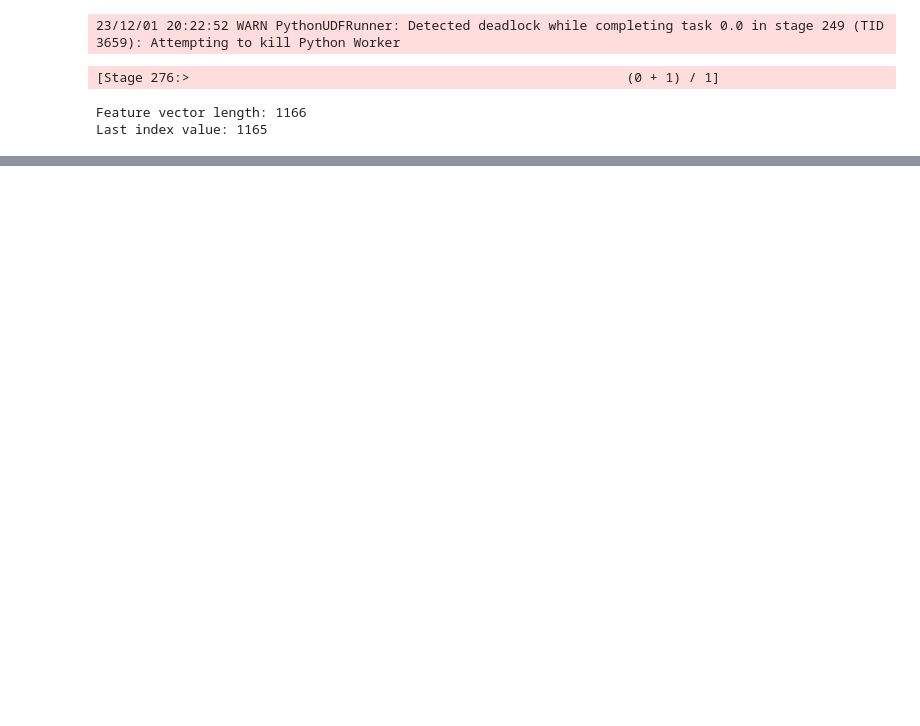
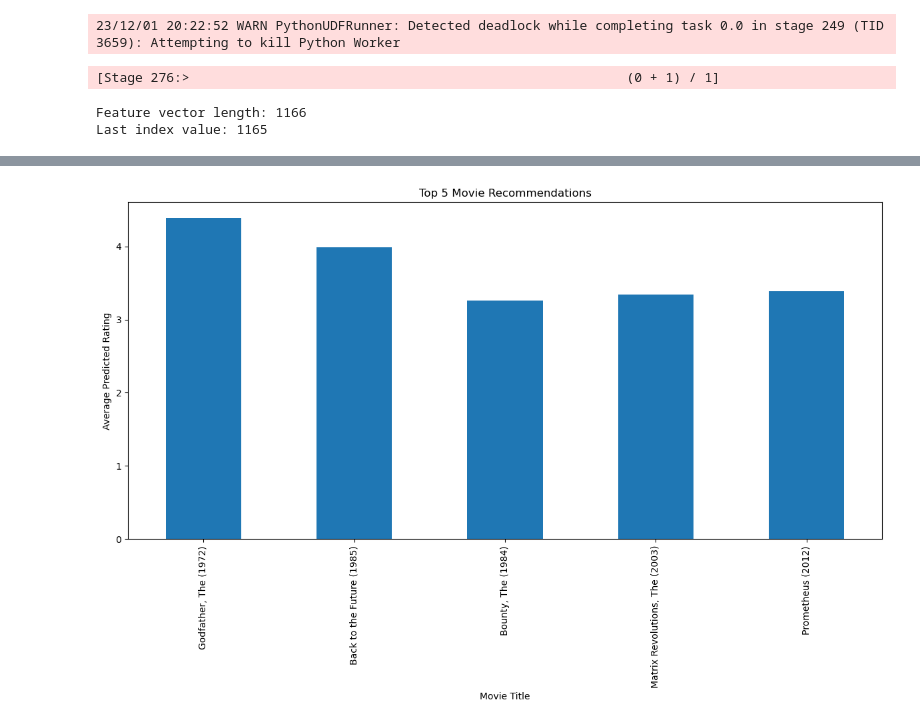
Before and after one commit to Data-Insignt/CineSpark-Insights, a Jupyter notebook: test_zsr.ipynb, the cells around one changed output, grey strips where cells are left out. Drawn from its saved outputs; the diff is of its cells as text; code cells hidden in the pictures; blank space fills up the shorter version.

```diff
--- a/test_zsr.ipynb
+++ b/test_zsr.ipynb
@@ -489,7 +484,7 @@ extract_feature_info(data_ready.head().features)
 Feature vector length: 1166
 Last index value: 1165
 # %%
-def train_evaluate_visualize(data_ready):
+def rf_train_evaluate(data_ready):
     """
     Train, evaluate, and visualize movie recommendations using a Random Forest model.
 
@@ -506,9 +501,7 @@ def train_evaluate_visualize(data_ready):
         labelCol="rating",
         numTrees=5,            # 减少树的数量以加快训练
         maxDepth=5,             # 降低树的最大深度
-        maxBins=1128,
-        featureSubsetStrategy="auto",  # 自动选择特征子集
-        subsamplingRate=0.7,    # 在每棵树的训练中使用70%的数据
+        maxBins=32,
         minInstancesPerNode=1  # 每个节点的最小实例数
     )
     model = rf.fit(training_features)
@@ -524,14 +517,8 @@ def train_evaluate_visualize(data_ready):
     print(f"Root Mean Square Error (RMSE): {rmse}")
     print(f"Mean Absolute Error (MAE): {mae}")
 
-    # Get top5 movie recommendations
-    top_predictions = predictions_df.orderBy('prediction', ascending=False).limit(5)
+    return predictions_df
 
-    # Join with the movies dataframe to get movie titles
-    movies_df = spark.read.csv("dataset/movies.csv", header=True, inferSchema=True)  # Load movies data
-    top_movies_with_titles = top_predictions.join(movies_df, 'movieId').select('title', 'prediction')
-    print(top_movies_with_titles)
-
-
-train_evaluate_visualize(data_ready)
+predictions_df = rf_train_evaluate(data_ready)
+predictions_df.show()
 # %% [output]
@@ -545,0 +545,24 @@ DataFrame[title: string, prediction: double]
+# %%
+def rf_recommend_visualization(predictions_df):
+    top_predictions = predictions_df.groupBy('movieId').agg({'prediction': 'avg'}).withColumnRenamed('avg(prediction)', 'average_rating').limit(5)
+
+    # Join with the movies dataframe to get movie titles
+    movies_df = spark.read.csv("dataset/movies.csv", header=True, inferSchema=True)  # Load movies data
+    top_movies_with_titles = top_predictions.join(movies_df, 'movieId').select('title', 'average_rating')  # Use 'average_rating' here
+
+    # Convert to pandas dataframe for visualization
+    top_movies_pd = top_movies_with_titles.toPandas()
+    top_movies_pd.set_index('title', inplace=True)
+
+    # Plot
+    plt.figure(figsize=(12, 8))
+    top_movies_pd['average_rating'].plot(kind='bar')  # Use 'average_rating' here
+    plt.xlabel('Movie Title')
+    plt.ylabel('Average Predicted Rating')  # Update the ylabel
+    plt.title('Top 5 Movie Recommendations')
+    plt.tight_layout()
+    plt.show()
+    plt.close()
+
+rf_recommend_visualization(predictions_df)
+# %% [output]
@@ -545,0 +586 @@ DataFrame[title: string, prediction: double]
+[figure, added]
```
Also changed, not shown: parts of 7 cells of this notebook.
